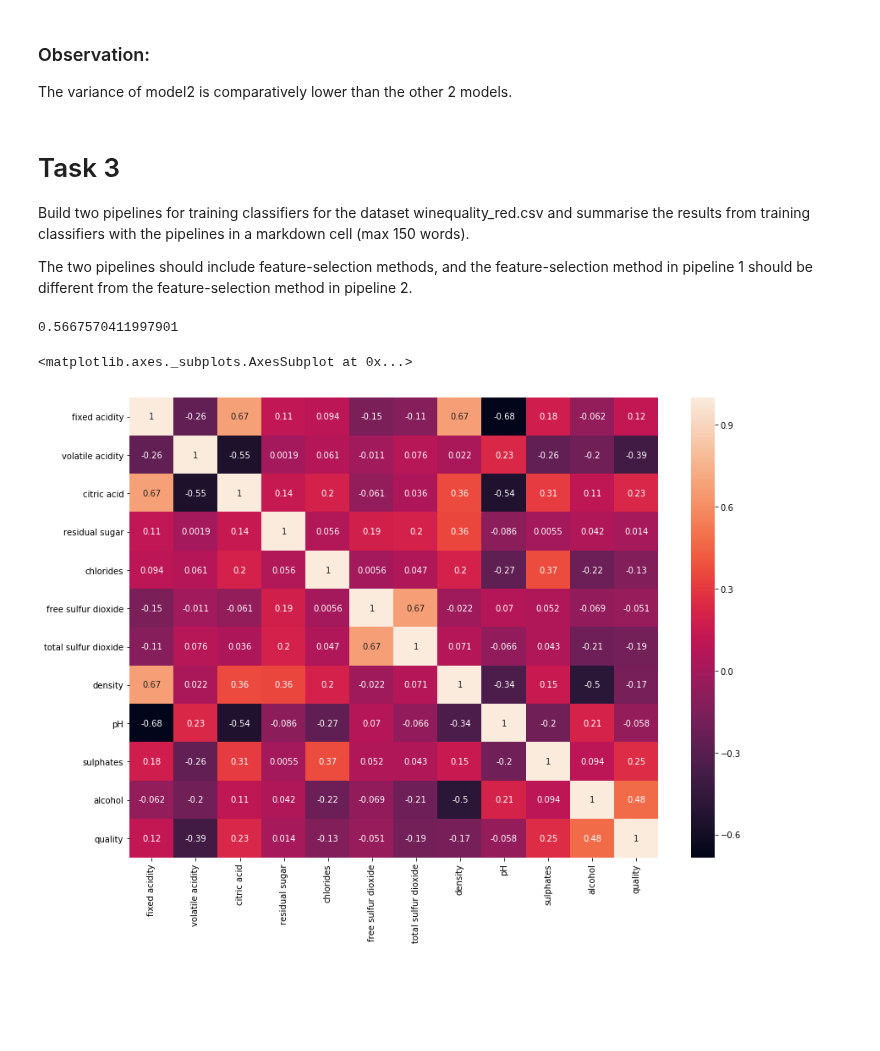
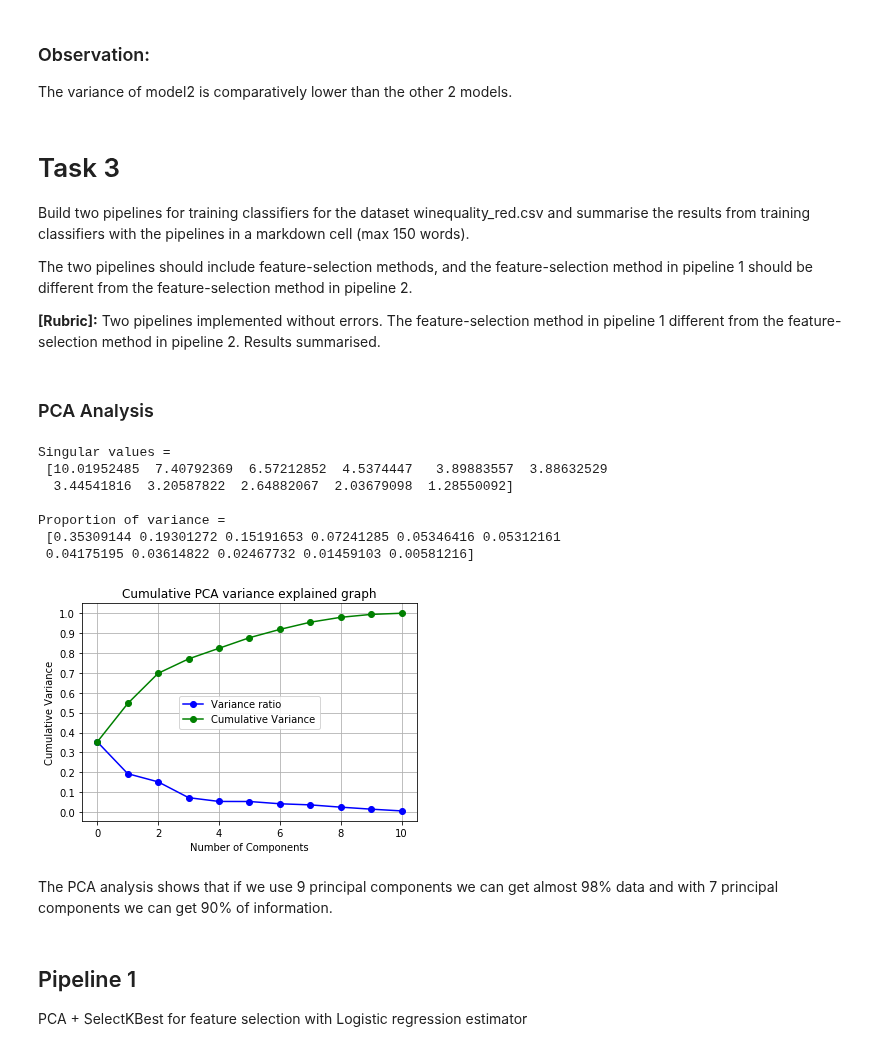
Before and after one commit to vipulpopat/MSCAI_Sem1_Etivity5, a Jupyter notebook: Etivity5-Feature_Selection_18195067.ipynb, the cells around one changed output. Saved outputs shown, nothing was run; the diff lists cells and outputs as text; code cells hidden in the pictures; blank space fills up the shorter version.

```diff
--- a/Etivity5-Feature_Selection_18195067.ipynb
+++ b/Etivity5-Feature_Selection_18195067.ipynb
@@ -275,37 +282,40 @@ The variance of model2 is comparatively lower than the other 2 models.
 Build two pipelines for training classifiers for the dataset winequality_red.csv and summarise the results from training classifiers with the pipelines in a markdown cell (max 150 words).
 
 The two pipelines should include feature-selection methods, and the feature-selection method in pipeline 1 should be different from the feature-selection method in pipeline 2.
+
+**[Rubric]:**
+Two pipelines implemented without errors. The feature-selection method in pipeline 1 different from the feature-selection method in pipeline 2. Results summarised.
-# %%
-from sklearn.pipeline import Pipeline
-from sklearn.pipeline import FeatureUnion
-from sklearn.decomposition import PCA
-from sklearn.feature_selection import SelectKBest
-from sklearn.model_selection import KFold
-from sklearn.model_selection import cross_val_score
-
-# create feature union
-features = []
-#features.append(('pca', PCA(n_components=3)))
-features.append(('select_best', SelectKBest(k=6)))
-feature_union = FeatureUnion(features)
-
-# create pipeline
-estimators = []
-estimators.append(('feature_union', feature_union))
-estimators.append(('logistic', svm.SVC()))
-model = Pipeline(estimators)
-
-# evaluate pipeline
-seed = 7
-kfold = StratifiedKFold(n_splits=10, random_state=seed)
-results = cross_val_score(model, X, y, cv=kfold)
-print(results.mean())
-# %% [output]
-0.5667570411997901
-# %%
-corr = lab5_df.corr()
-plt.figure(figsize=(14,10))
-sns.heatmap(corr, annot=True)
-# %% [output]
-<matplotlib.axes._subplots.AxesSubplot at 0x...>
-[figure, removed]
+# %% [markdown]
+### PCA Analysis
+# %%
+pca = PCA(n_components=predictors_train.shape[1])
+pca.fit_transform(X_train)
+
+# Output PCA variance results
+print("Singular values = \n",pca.singular_values_)
+print("\nProportion of variance = \n",pca.explained_variance_ratio_)
+
+# Plot the Cummulative PCA variance explained results to see how many features are really needed
+plt.plot(pca.explained_variance_ratio_, "bo-", label="Variance ratio")
+plt.plot(pca.explained_variance_ratio_.cumsum(), "go-", label="Cumulative Variance")
+plt.title("Cumulative PCA variance explained graph")
+plt.xlabel("Number of Components")
+plt.ylabel("Cumulative Variance")
+plt.yticks(np.arange(0, 1.1, step=0.1))
+plt.grid()
+plt.legend(loc='center')
+plt.show()
+# %% [output]
+Singular values =
+ [10.01952485  7.40792369  6.57212852  4.5374447   3.89883557  3.88632529
+  3.44541816  3.20587822  2.64882067  2.03679098  1.28550092]
+
+Proportion of variance =
+ [0.35309144 0.19301272 0.15191653 0.07241285 0.05346416 0.05312161
+ 0.04175195 0.03614822 0.02467732 0.01459103 0.00581216]
+[figure, added]
+# %% [markdown]
+The PCA analysis shows that if we use 9 principal components we can get almost 98% data and with 7 principal components we can get 90% of information.
+# %% [markdown]
+## Pipeline 1
+PCA + SelectKBest for feature selection with Logistic regression estimator
```
Also changed, not shown: parts of 11 cells of this notebook.
